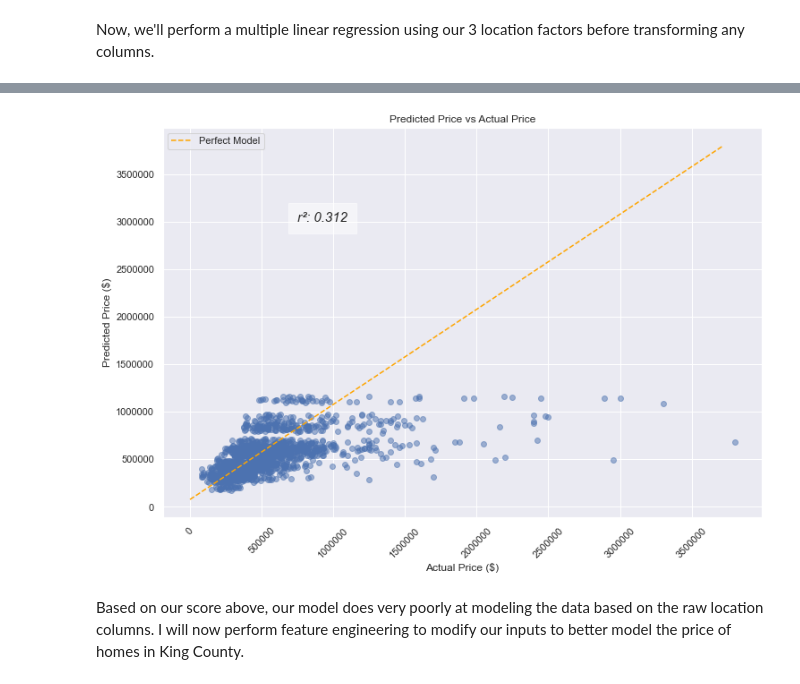
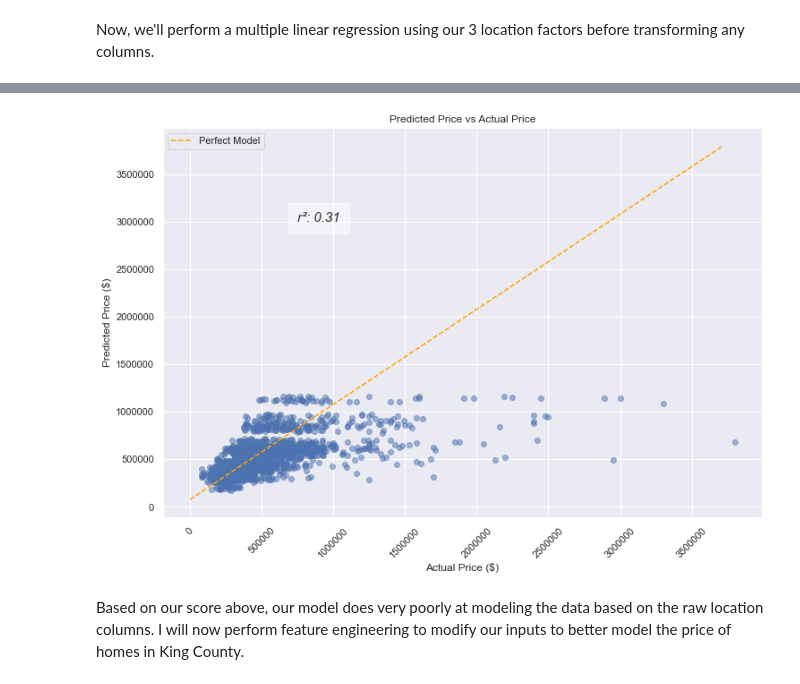
Before and after one commit to zpollats/p2_project_group4, a Jupyter notebook: KC_Housing_Final_Notebook.ipynb, the cells around one changed output, grey strips where cells are left out. Cells and saved outputs as stored; diff of their text form; code cells hidden in the pictures.

```diff
--- a/KC_Housing_Final_Notebook.ipynb
+++ b/KC_Housing_Final_Notebook.ipynb
@@ -1126,22 +1126,22 @@ print(RMSE_loc)
 # %%
 # Plot our predicted home prices vs the actual home prices
 fig, ax = plt.subplots(figsize=(12,8))
 
 perfect_line = np.arange(y_test.min(), y_test.max())
 ax.plot(perfect_line, linestyle="--", color="orange", label="Perfect Model")
 ax.scatter(y_test, mlr_fit.predict(X_test_zip), alpha=0.5)
 ax.set_xlabel("Actual Price ($)")
 ax.set_ylabel("Predicted Price ($)")
 ax.set_title('Predicted Price vs Actual Price')
-ax.text(750000, 3000000, 'r\u00b2: ' + str(round(test_score_loc, 3)), style='italic',
+ax.text(750000, 3000000, 'r\u00b2: ' + str(round(test_score_loc, 2)), style='italic',
         bbox={'facecolor': 'white', 'alpha': 0.5, 'pad': 10}, fontsize=15)
 ax.ticklabel_format(style='plain')
 ax.tick_params(axis='x', labelrotation = 45)
 ax.legend();
 
 plt.savefig('./images/location_linear_regr.png', dpi=400)
 # %% [output]
-[figure, old version]
+[figure, new version]
 # %% [markdown]
 Based on our score above, our model does very poorly at modeling the data based on the raw location columns. I will now perform feature engineering to modify our inputs to better model the price of homes in King County.
 # %%
```
Also changed, not shown: parts of 37 cells of this notebook, 5 other files.
